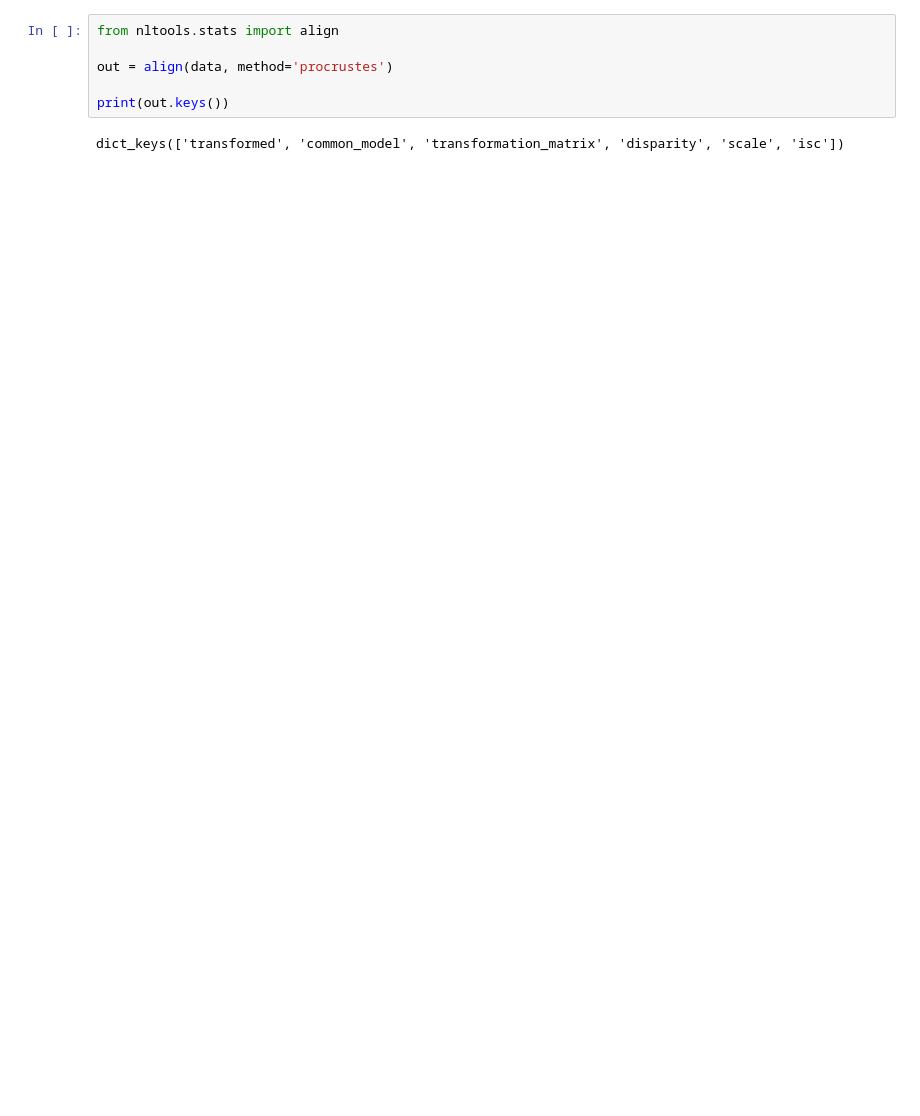
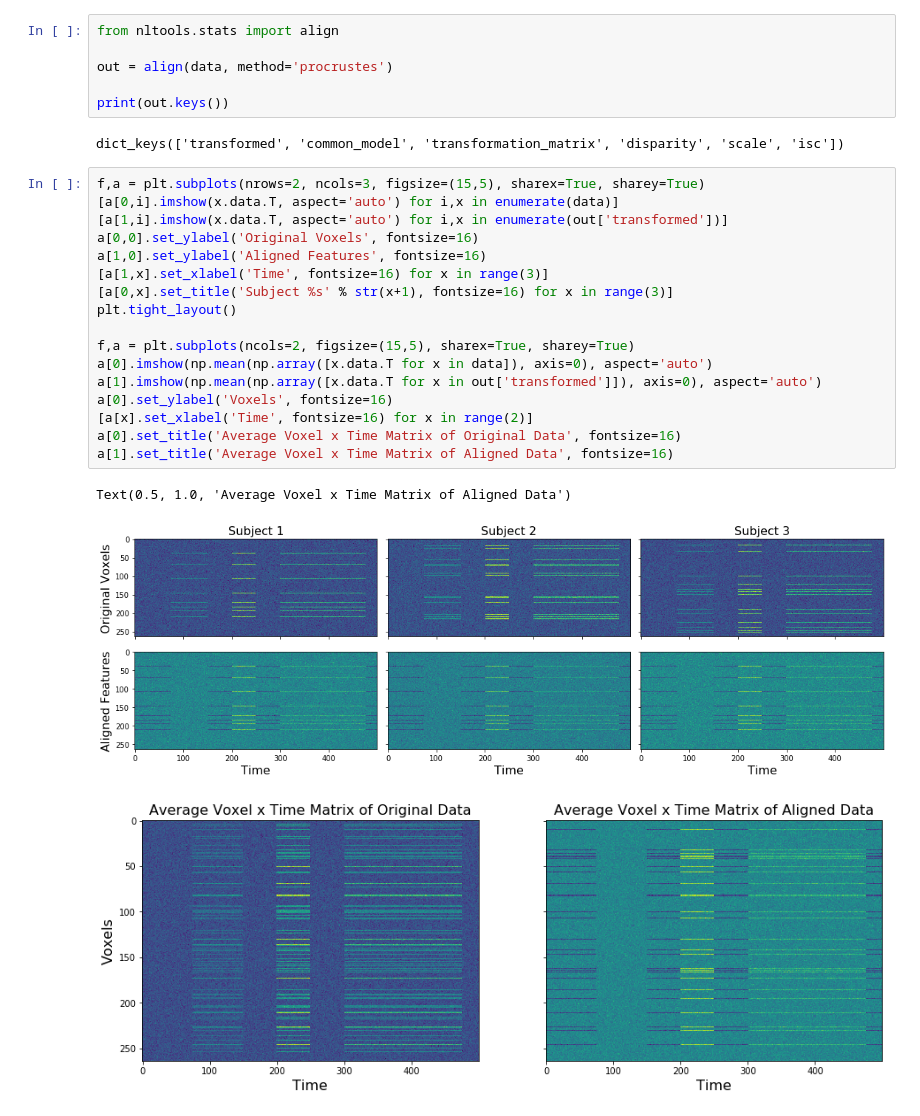
Before and after one commit to GrattonLab/MSC_Alexis, a Jupyter notebook: analysis/code/mL_rsfMRI/hyper.ipynb, the cells around one changed output. Saved outputs shown, nothing was run; the diff lists cells and outputs as text; blank space fills up the shorter version.

```diff
--- a/analysis/code/mL_rsfMRI/hyper.ipynb
+++ b/analysis/code/mL_rsfMRI/hyper.ipynb
@@ -58,4 +58,25 @@ out = align(data, method='procrustes')
 print(out.keys())
 # %% [output]
 dict_keys(['transformed', 'common_model', 'transformation_matrix', 'disparity', 'scale', 'isc'])
+# %%
+f,a = plt.subplots(nrows=2, ncols=3, figsize=(15,5), sharex=True, sharey=True)
+[a[0,i].imshow(x.data.T, aspect='auto') for i,x in enumerate(data)]
+[a[1,i].imshow(x.data.T, aspect='auto') for i,x in enumerate(out['transformed'])]
+a[0,0].set_ylabel('Original Voxels', fontsize=16)
+a[1,0].set_ylabel('Aligned Features', fontsize=16)
+[a[1,x].set_xlabel('Time', fontsize=16) for x in range(3)]
+[a[0,x].set_title('Subject %s' % str(x+1), fontsize=16) for x in range(3)]
+plt.tight_layout()
+
+f,a = plt.subplots(ncols=2, figsize=(15,5), sharex=True, sharey=True)
+a[0].imshow(np.mean(np.array([x.data.T for x in data]), axis=0), aspect='auto')
+a[1].imshow(np.mean(np.array([x.data.T for x in out['transformed']]), axis=0), aspect='auto')
+a[0].set_ylabel('Voxels', fontsize=16)
+[a[x].set_xlabel('Time', fontsize=16) for x in range(2)]
+a[0].set_title('Average Voxel x Time Matrix of Original Data', fontsize=16)
+a[1].set_title('Average Voxel x Time Matrix of Aligned Data', fontsize=16)
+# %% [output]
+Text(0.5, 1.0, 'Average Voxel x Time Matrix of Aligned Data')
+[figure, added]
+[figure, added]
 # %%
```
Also changed, not shown: parts of 2 cells of this notebook, 8 other files.
